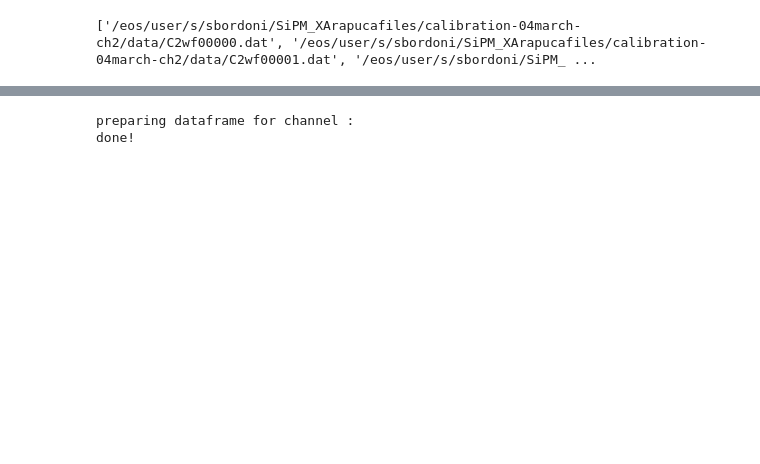
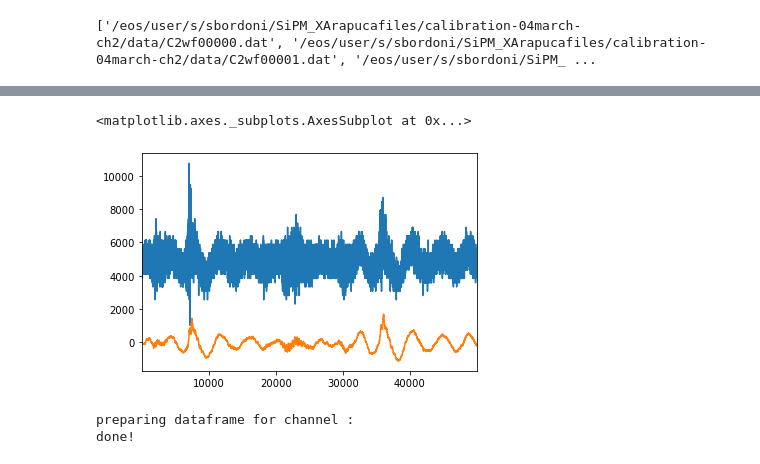
Before and after one commit to stbordoni/SiPM-XArapuca, a Jupyter notebook: calibration_ch2.ipynb, the cells around one changed output, grey strips where cells are left out. Saved outputs shown, nothing was run; the diff lists cells and outputs as text; code cells hidden in the pictures; blank space fills up the shorter version.

```diff
--- a/calibration_ch2.ipynb
+++ b/calibration_ch2.ipynb
@@ -254,3 +257,9 @@ def prepare_dataset(_df):
+# %%
+df_wf_ch2.iloc[8][3:50000].plot()
+df_wf_ch2_proc.iloc[8][3:50000].plot()
+# %% [output]
+<matplotlib.axes._subplots.AxesSubplot at 0x...>
+[figure, added]
 # %%
 df_wf_ch2_proc = prepare_dataset(df_wf_ch2)
 # %% [output]
```
Also changed, not shown: parts of 9 cells of this notebook, 2 other files.
